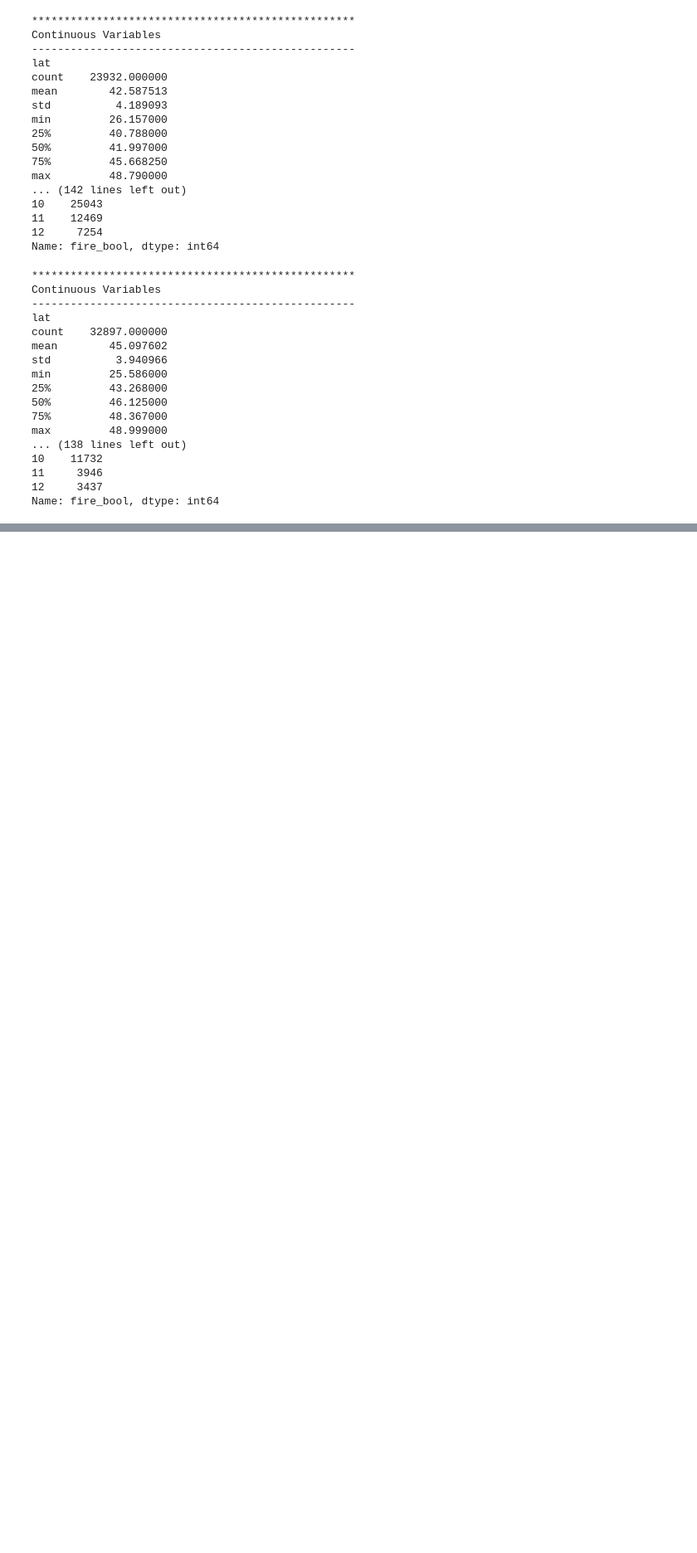
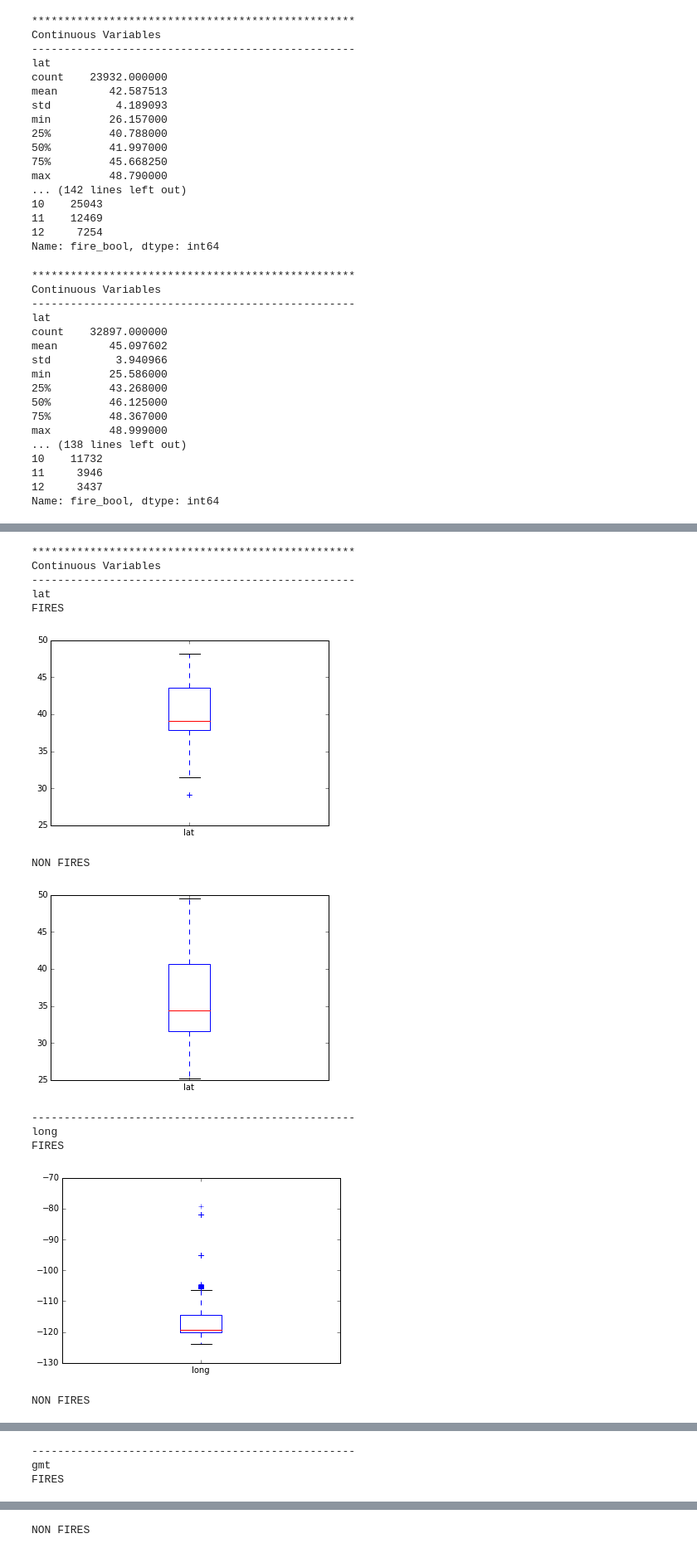
Before and after one commit to sallamander/forest-fires, a Jupyter notebook: code/eda-viz/eda_detected_fires_csvs.ipynb, the cells around one changed output, grey strips where cells are left out. Shown at 83% size. Saved outputs shown, nothing was run; the diff lists cells and outputs as text; code cells hidden in the pictures; blank space fills up the shorter version.

```diff
--- a/code/eda-viz/eda_detected_fires_csvs.ipynb
+++ b/code/eda-viz/eda_detected_fires_csvs.ipynb
@@ -204,0 +275,16 @@ Name: fire_bool, dtype: int64
+# %%
+plotting_func(2013)
+# %% [output]
+**************************************************
+Continuous Variables
+--------------------------------------------------
+lat
+FIRES
+[figure, added]
+NON FIRES
+[figure, added]
+--------------------------------------------------
+long
+FIRES
+[figure, added]
+NON FIRES
@@ -204,0 +292,3 @@ Name: fire_bool, dtype: int64
+--------------------------------------------------
+gmt
+FIRES
@@ -204,0 +296 @@ Name: fire_bool, dtype: int64
+NON FIRES
```
Also changed, not shown: parts of 6 cells of this notebook.
